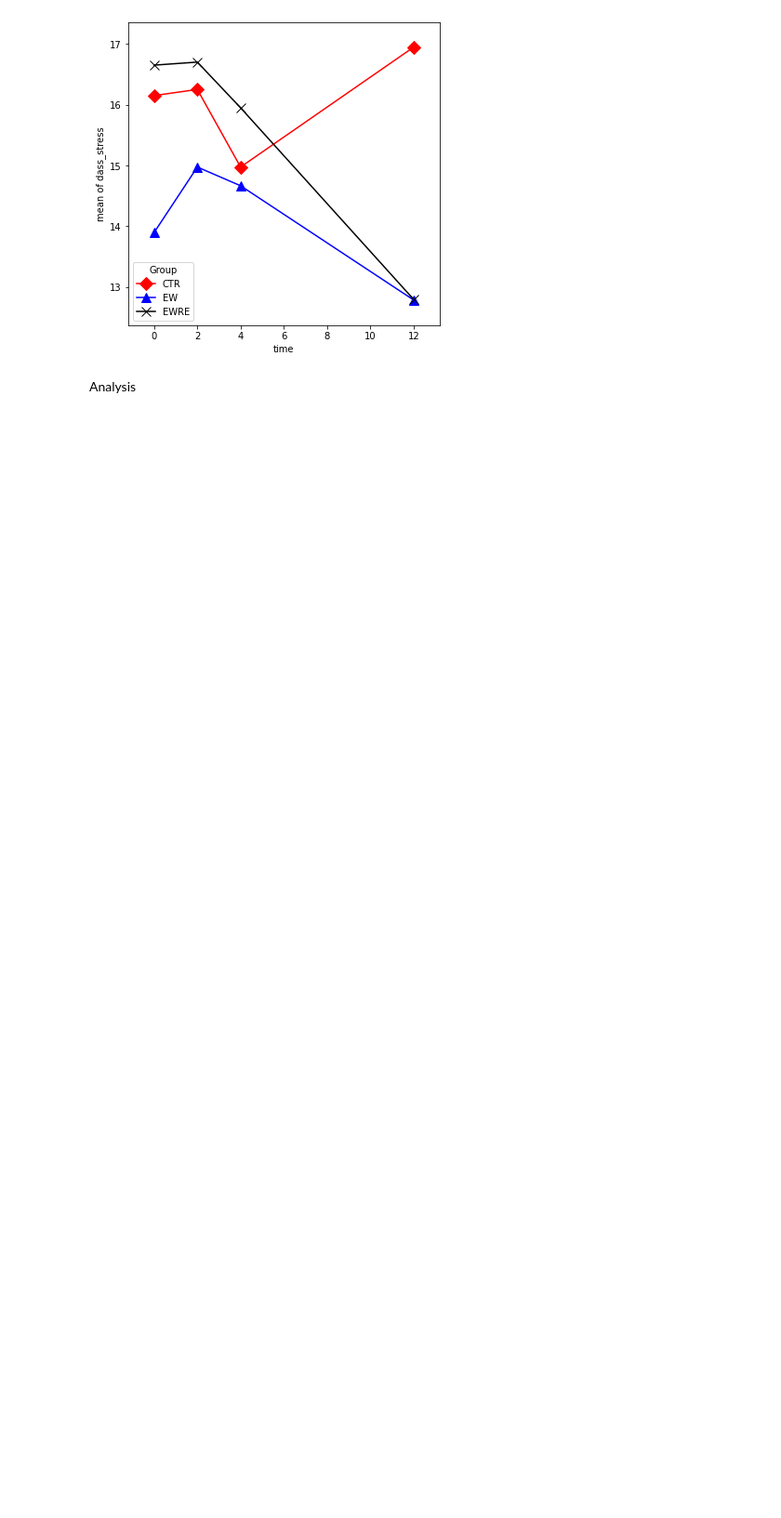
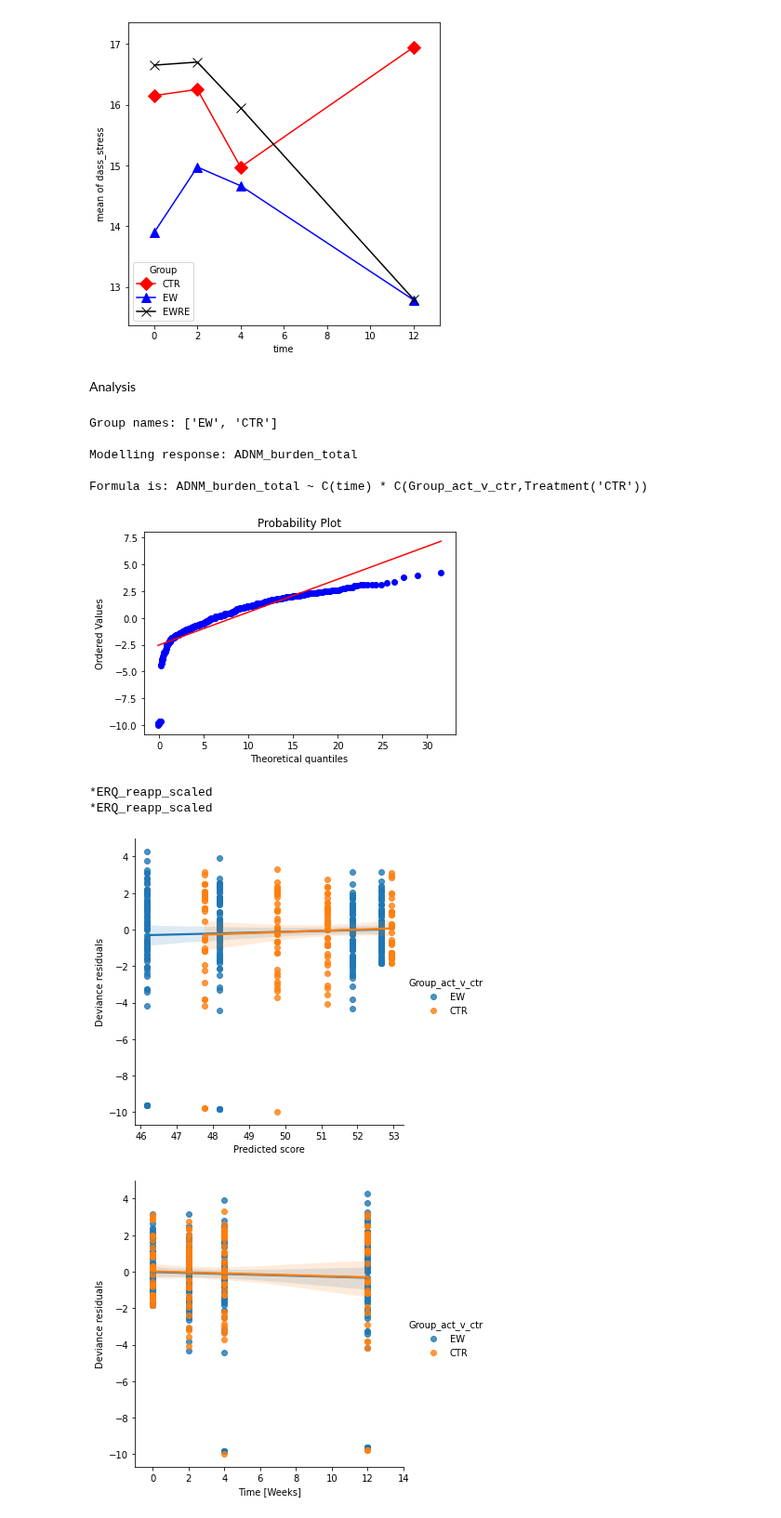
Before and after one commit to lucia-lux/EW_analysis, a Jupyter notebook: ew_anlaysis_1510.ipynb, the cells around one changed output. Shown at 93% size. Cells and saved outputs as stored; diff of their text form; code cells hidden in the pictures; blank space fills up the shorter version.

Commit message:
added save to data analyser

```diff
--- a/ew_anlaysis_1510.ipynb
+++ b/ew_anlaysis_1510.ipynb
@@ -396,13 +396,15 @@ class Data_Analyser:
         for group in self.groups:
             data.append(in_df.loc[(in_df[group_col]==group)&(in_df[time_col]==time_point),outcome].dropna().values)
         if self.num_groups == 3:
-            print('Outcome:{},\nstats: {}\n'.format(outcome, stats.kruskal(data[0],data[1],data[2])))
-            print('Posthoc:\n1 = {}, 2 = {}, 3 = {}\n {}\n'.format(self.groups[0],self.groups[1],
-                    self.groups[2], sp.posthoc_dunn(data, p_adjust = 'bonferroni')))
+            with open(''.join(["kruskal_wallis_res",self.response_name,".txt"]),"w") as f:
+                f.write('Outcome:{},\nstats: {}\n'.format(outcome, stats.kruskal(data[0],data[1],data[2])))
+                f.write('Posthoc:\n1 = {}, 2 = {}, 3 = {}\n {}\n'.format(self.groups[0],self.groups[1],
+                        self.groups[2], sp.posthoc_dunn(data, p_adjust = 'bonferroni')))
         else:
-            print('Outcome:{},\nstats: {}\n'.format(outcome, stats.kruskal(data[0],data[1])))
-            print('Posthoc:\n1 = {}, 2 = {}, {}\n'.format(self.groups[0],self.groups[1],
-                    sp.posthoc_dunn(data, p_adjust = 'bonferroni')))
+            with open(''.join(["kruskal_wallis_res",self.response_name, ".txt"]),"w") as f:
+                f.write('Outcome:{},\nstats: {}\n'.format(outcome, stats.kruskal(data[0],data[1])))
+                f.write('Posthoc:\n1 = {}, 2 = {}, {}\n'.format(self.groups[0],self.groups[1],
+                        sp.posthoc_dunn(data, p_adjust = 'bonferroni')))
 
     def run_gee(self, in_df, group_name, cov_structure, resp_family, **moderators):
         """
@@ -489,7 +491,7 @@ class Data_Analyser:
                      'QICu': [model_covi.qic()[1], model_covx.qic()[1],covar_qic[1]]})
         return self.qic
 
-    def model_checks(self, in_df, columns_to_use):
+    def model_checks(self, in_df, group_col, columns_to_use):
         """
         Model diagnostics
 
@@ -497,6 +499,8 @@ class Data_Analyser:
         ----------
         data_df:    pandas DataFrame
             input dataframe
+        group_col:  str
+            name of group column in in_df
         columns_to_use: str
             names of columns containing predictors to be used in the analysis
         y_to_use:   str
@@ -516,8 +520,8 @@ class Data_Analyser:
         res = stats.probplot(a,dist = stats.halfnorm,sparams = (-0.18,10), plot=plt)
         plt.show()
         # plotting fitted agains residuals
-        g = sns.lmplot(x = "fitted", y = "resid_dev", hue = "Group", data = gee_res_df)
+        g = sns.lmplot(x = "fitted", y = "resid_dev", hue = group_col, data = gee_res_df)
         g = (g.set_axis_labels("Predicted score", "Deviance residuals"))
-        g = sns.lmplot(x = "time", y = "resid_dev", hue = "Group", data = gee_res_df)
+        g = sns.lmplot(x = "time", y = "resid_dev", hue = group_col, data = gee_res_df)
         g = (g.set_axis_labels("Time [Weeks]", "Deviance residuals").set(xlim=(-1, 14)))
         #g.save(os.path.join(output_dir,''.join([self.response_name,strip(),'.png'])))
@@ -680,25 +635,37 @@ for outcome in ['ADNM_burden_total','dass_depression','dass_anxiety','dass_stres
 # %% [markdown]
 Analysis
 # %%
-if number_groups == 2:
+if number_groups == 3:
     group_col = 'Group'
 else:
     group_col = 'Group_act_v_ctr'
 
 group_names = [f for f in all_dat_df[group_col].unique()]
 outcomes = ['ADNM_burden_total','dass_anxiety','dass_depression','dass_stress']
 moderators = ['','*ERQ_reapp_scaled','*ERQ_sup_scaled','*RRS_total_scaled']
 
 for resp in outcomes:
     da = Data_Analyser(resp, group_names)
     print(f"Group names: {da.groups}\n")
     print(f"Modelling response: {da.response_name}\n")
     print(f"Formula is: {da.formula}\n")
-    da.kruskal_dunns_func(all_dat_df,'time','Group_act_v_ctr',0, resp)
+    da.kruskal_dunns_func(all_dat_df,'time',group_col,0, resp)
     for mod in moderators:
         model = da.run_gee(all_dat_df,"id", sm.cov_struct.Autoregressive(),
                         sm.families.Tweedie(),moderators = mod)
-        print(f"{da.response_name}:\n{model.summary()}\n")
         qic_df = da.get_qic_table(all_dat_df,'id',sm.families.Tweedie(), moderators = mod)
-        print(f"{da.response_name}:\n{da.qic}\n")
-        da.model_checks(all_dat_df,[resp,'id','time',group_col])
+        with open(''.join(["model_results_",da.response_name,".txt"]), "a") as f:
+            f.write(f"{da.response_name}:\n{model.summary()}\n")
+            f.write(f"{da.response_name}:\n{da.qic}\n")
+        da.model_checks(all_dat_df,group_col, [resp,'id','time',group_col])
+# %% [output]
+Group names: ['EW', 'CTR']
+
+Modelling response: ADNM_burden_total
+
+Formula is: ADNM_burden_total ~ C(time) * C(Group_act_v_ctr,Treatment('CTR'))
+[figure, added]
+*ERQ_reapp_scaled
+*ERQ_reapp_scaled
+[figure, added]
+[figure, added]
```
Also changed, not shown: parts of 10 cells of this notebook, 9 other files.
